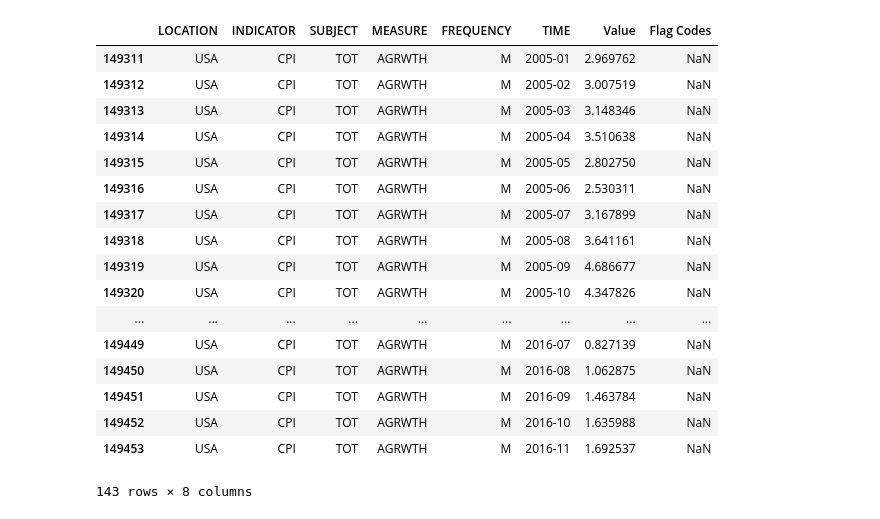
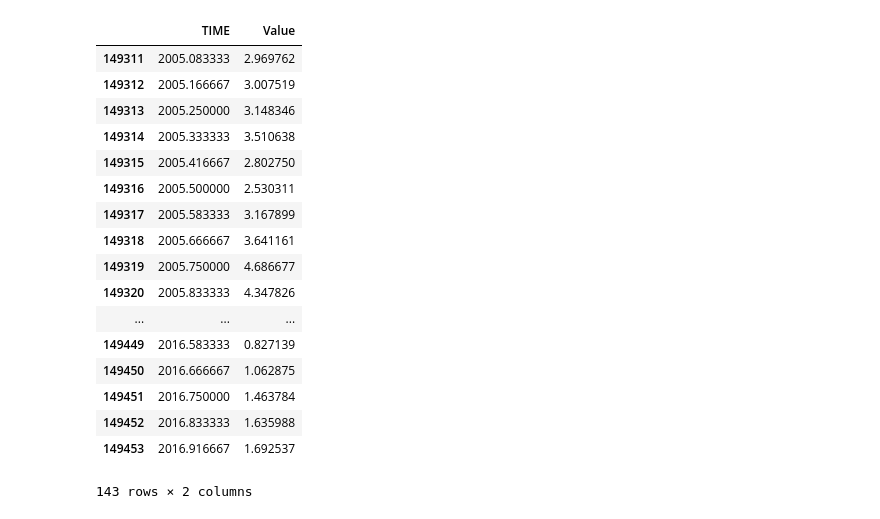
Before and after one commit to DimensionalScoop/SMD, a Jupyter notebook: Max/Blatt8/Inflation.ipynb, the cells around one changed output. Saved outputs shown, nothing was run; the diff lists cells and outputs as text; code cells hidden in the pictures.

```diff
--- a/Max/Blatt8/Inflation.ipynb
+++ b/Max/Blatt8/Inflation.ipynb
@@ -16,23 +16,25 @@ usa = usa[usa['SUBJECT'] == 'TOT']
 usa = usa[usa['TIME'] > '2005']
 usa = usa[usa['MEASURE']=='AGRWTH']
 usa = usa[usa['FREQUENCY']=='M']
-usa["TIME"] = usa['TIME'].map(date_con)
+usa["TIME"] = usa['TIME'].map(date_convert)
-# %% [output]
-|  | LOCATION | INDICATOR | SUBJECT | MEASURE | FREQUENCY | TIME | Value | Flag Codes |
-| 149311 | USA | CPI | TOT | AGRWTH | M | 2005-01 | 2.969762 | NaN |
-| 149312 | USA | CPI | TOT | AGRWTH | M | 2005-02 | 3.007519 | NaN |
-| 149313 | USA | CPI | TOT | AGRWTH | M | 2005-03 | 3.148346 | NaN |
-| 149314 | USA | CPI | TOT | AGRWTH | M | 2005-04 | 3.510638 | NaN |
-| 149315 | USA | CPI | TOT | AGRWTH | M | 2005-05 | 2.802750 | NaN |
-| 149316 | USA | CPI | TOT | AGRWTH | M | 2005-06 | 2.530311 | NaN |
-| 149317 | USA | CPI | TOT | AGRWTH | M | 2005-07 | 3.167899 | NaN |
-| 149318 | USA | CPI | TOT | AGRWTH | M | 2005-08 | 3.641161 | NaN |
-| 149319 | USA | CPI | TOT | AGRWTH | M | 2005-09 | 4.686677 | NaN |
-| 149320 | USA | CPI | TOT | AGRWTH | M | 2005-10 | 4.347826 | NaN |
-| ... | ... | ... | ... | ... | ... | ... | ... | ... |
-| 149449 | USA | CPI | TOT | AGRWTH | M | 2016-07 | 0.827139 | NaN |
-| 149450 | USA | CPI | TOT | AGRWTH | M | 2016-08 | 1.062875 | NaN |
-| 149451 | USA | CPI | TOT | AGRWTH | M | 2016-09 | 1.463784 | NaN |
-| 149452 | USA | CPI | TOT | AGRWTH | M | 2016-10 | 1.635988 | NaN |
-| 149453 | USA | CPI | TOT | AGRWTH | M | 2016-11 | 1.692537 | NaN |
-143 rows × 8 columns
+# %%
+usa[['TIME','Value']]
+# %% [output]
+|  | TIME | Value |
+| 149311 | 2005.083333 | 2.969762 |
+| 149312 | 2005.166667 | 3.007519 |
+| 149313 | 2005.250000 | 3.148346 |
+| 149314 | 2005.333333 | 3.510638 |
+| 149315 | 2005.416667 | 2.802750 |
+| 149316 | 2005.500000 | 2.530311 |
+| 149317 | 2005.583333 | 3.167899 |
+| 149318 | 2005.666667 | 3.641161 |
+| 149319 | 2005.750000 | 4.686677 |
+| 149320 | 2005.833333 | 4.347826 |
+| ... | ... | ... |
+| 149449 | 2016.583333 | 0.827139 |
+| 149450 | 2016.666667 | 1.062875 |
+| 149451 | 2016.750000 | 1.463784 |
+| 149452 | 2016.833333 | 1.635988 |
+| 149453 | 2016.916667 | 1.692537 |
+143 rows × 2 columns
```
Also changed, not shown: parts of 1 cell of this notebook, 6 other files.
